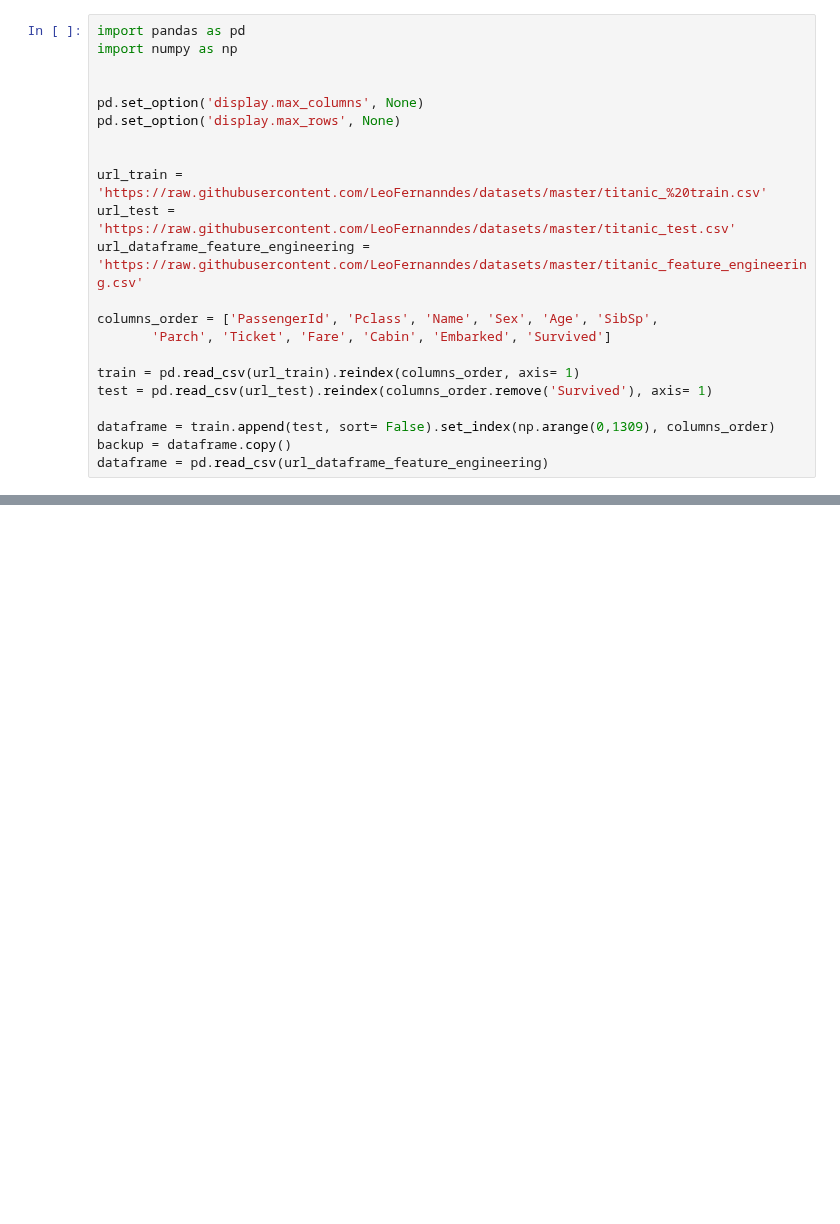
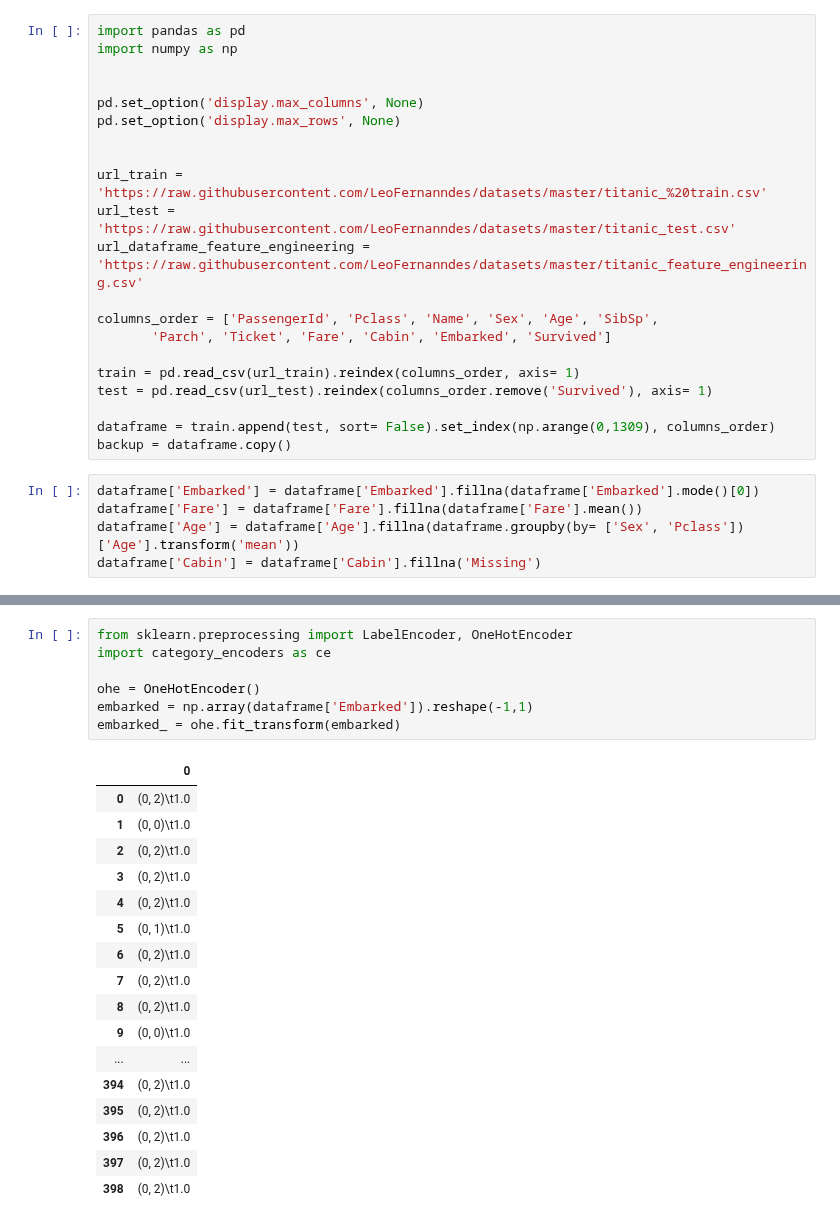
Before and after one commit to LeoFernanndes/notebooks, a Jupyter notebook: titanic_data_manipulation.ipynb, the cells around one changed output, grey strips where cells are left out. Saved outputs shown, nothing was run; the diff lists cells and outputs as text; blank space fills up the shorter version.

```diff
--- a/titanic_data_manipulation.ipynb
+++ b/titanic_data_manipulation.ipynb
@@ -30,4 +37,8 @@ test = pd.read_csv(url_test).reindex(columns_order.remove('Survived'), axis= 1)
 
 dataframe = train.append(test, sort= False).set_index(np.arange(0,1309), columns_order)
 backup = dataframe.copy()
-dataframe = pd.read_csv(url_dataframe_feature_engineering)
+# %%
+dataframe['Embarked'] = dataframe['Embarked'].fillna(dataframe['Embarked'].mode()[0])
+dataframe['Fare'] = dataframe['Fare'].fillna(dataframe['Fare'].mean())
+dataframe['Age'] = dataframe['Age'].fillna(dataframe.groupby(by= ['Sex', 'Pclass'])['Age'].transform('mean'))
+dataframe['Cabin'] = dataframe['Cabin'].fillna('Missing')
@@ -33,0 +65,25 @@ dataframe = pd.read_csv(url_dataframe_feature_engineering)
+# %%
+from sklearn.preprocessing import LabelEncoder, OneHotEncoder
+import category_encoders as ce
+
+ohe = OneHotEncoder()
+embarked = np.array(dataframe['Embarked']).reshape(-1,1)
+embarked_ = ohe.fit_transform(embarked)
+# %% [output]
+|  | 0 |
+| 0 | (0, 2)\t1.0 |
+| 1 | (0, 0)\t1.0 |
+| 2 | (0, 2)\t1.0 |
+| 3 | (0, 2)\t1.0 |
+| 4 | (0, 2)\t1.0 |
+| 5 | (0, 1)\t1.0 |
+| 6 | (0, 2)\t1.0 |
+| 7 | (0, 2)\t1.0 |
+| 8 | (0, 2)\t1.0 |
+| 9 | (0, 0)\t1.0 |
+| ... | ... |
+| 394 | (0, 2)\t1.0 |
+| 395 | (0, 2)\t1.0 |
+| 396 | (0, 2)\t1.0 |
+| 397 | (0, 2)\t1.0 |
+| 398 | (0, 2)\t1.0 |
```
Also changed, not shown: parts of 2 cells of this notebook.
